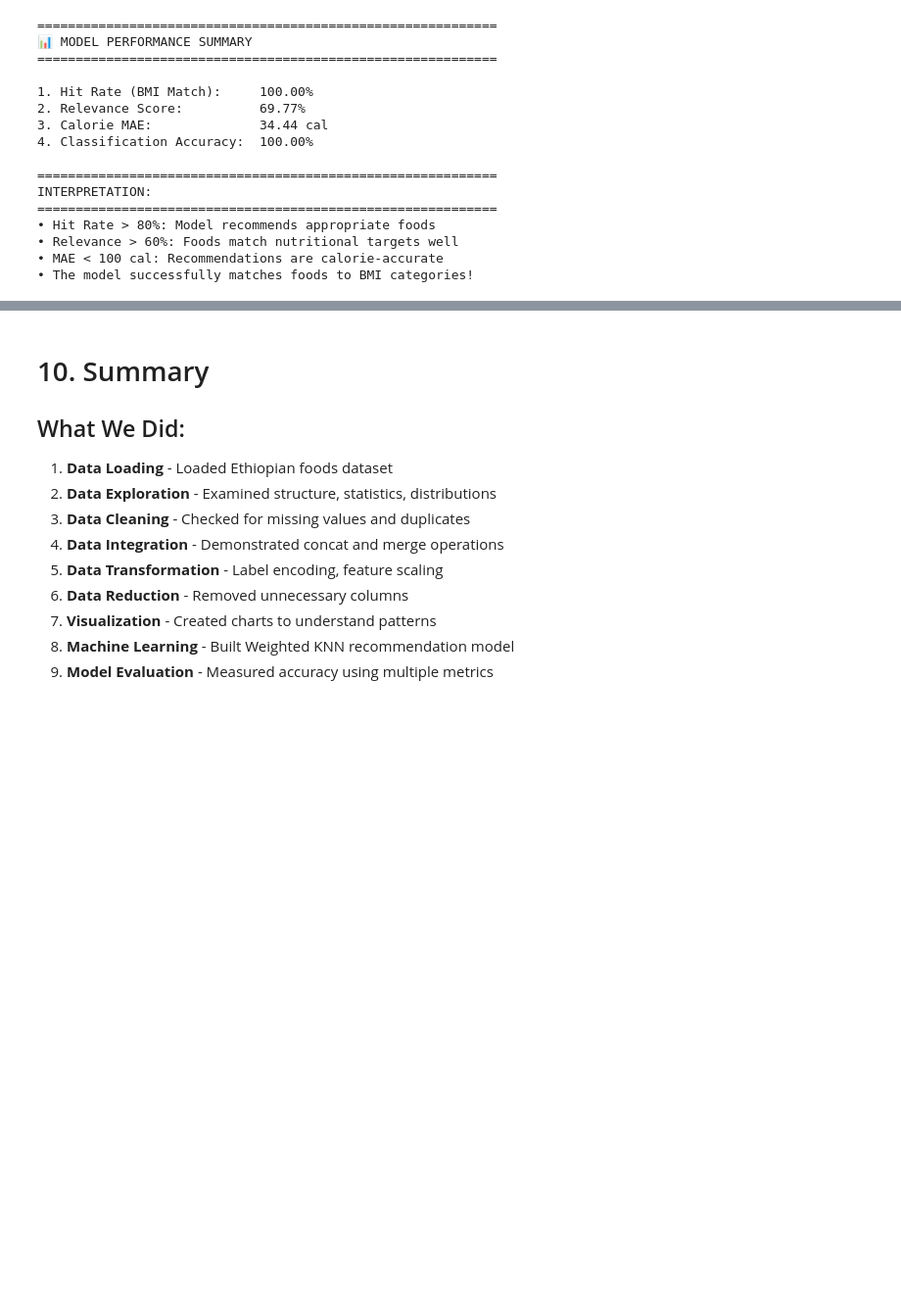
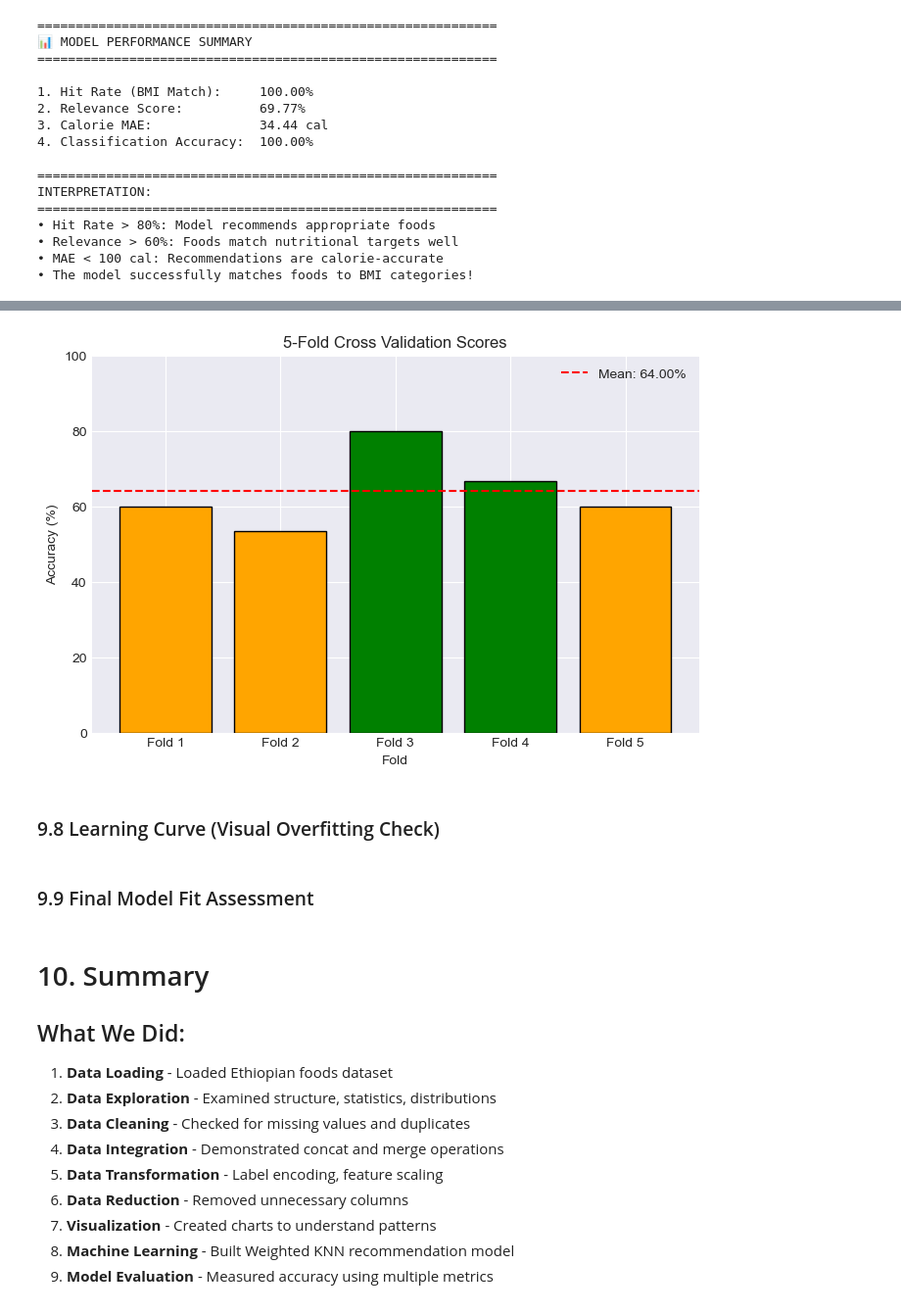
Before and after one commit to lami-G/food-recommendationML, a Jupyter notebook: Lab2_Ethiopian_Food.ipynb, the cells around one changed output, grey strips where cells are left out. Shown at 98% size. Saved outputs shown, nothing was run; the diff lists cells and outputs as text; code cells hidden in the pictures; blank space fills up the shorter version.

```diff
--- a/Lab2_Ethiopian_Food.ipynb
+++ b/Lab2_Ethiopian_Food.ipynb
@@ -1090,0 +1217,30 @@ INTERPRETATION:
+# %%
+# K-Fold Cross Validation
+from sklearn.model_selection import cross_val_score, KFold
+
+print('='*60)
+print('K-FOLD CROSS VALIDATION (5 Folds)')
+print('='*60)
+
+# Use K=5 for KNN (commonly good choice)
+knn = KNeighborsClassifier(n_neighbors=5)
+
+# 5-Fold Cross Validation
+kfold = KFold(n_splits=5, shuffle=True, random_state=42)
+cv_scores = cross_val_score(knn, scaler.fit_transform(X), y, cv=kfold, scoring='accuracy')
+
+print(f'\nFold Accuracies: {[f"{s*100:.2f}%" for s in cv_scores]}')
+print(f'\nMean CV Accuracy: {cv_scores.mean()*100:.2f}%')
+print(f'Std Deviation: {cv_scores.std()*100:.2f}%')
+
+# Interpretation
+print('\n📊 Interpretation:')
+if cv_scores.std() < 0.1:
+    print('✅ Low variance across folds - Model is STABLE (not overfitting)')
+else:
+    print('⚠️ High variance across folds - Model may be unstable')
+
+if cv_scores.mean() > 0.6:
+    print('✅ Good mean accuracy - Model is learning patterns well')
+else:
+    print('⚠️ Low mean accuracy - Model may be underfitting')
@@ -1090,0 +1260,17 @@ INTERPRETATION:
+# %%
+# Cross-validation scores visualization
+plt.figure(figsize=(8, 5))
+folds = ['Fold 1', 'Fold 2', 'Fold 3', 'Fold 4', 'Fold 5']
+colors = ['green' if s > cv_scores.mean() else 'orange' for s in cv_scores]
+plt.bar(folds, cv_scores * 100, color=colors, edgecolor='black')
+plt.axhline(y=cv_scores.mean()*100, color='red', linestyle='--', label=f'Mean: {cv_scores.mean()*100:.2f}%')
+plt.xlabel('Fold')
+plt.ylabel('Accuracy (%)')
+plt.title('5-Fold Cross Validation Scores')
+plt.legend()
+plt.ylim(0, 100)
+plt.show()
+# %% [output]
+[figure, added]
+# %% [markdown]
+### 9.8 Learning Curve (Visual Overfitting Check)
@@ -1090,0 +1313,2 @@ INTERPRETATION:
+# %% [markdown]
+### 9.9 Final Model Fit Assessment
```
Also changed, not shown: parts of 10 cells of this notebook, 1 other file.
